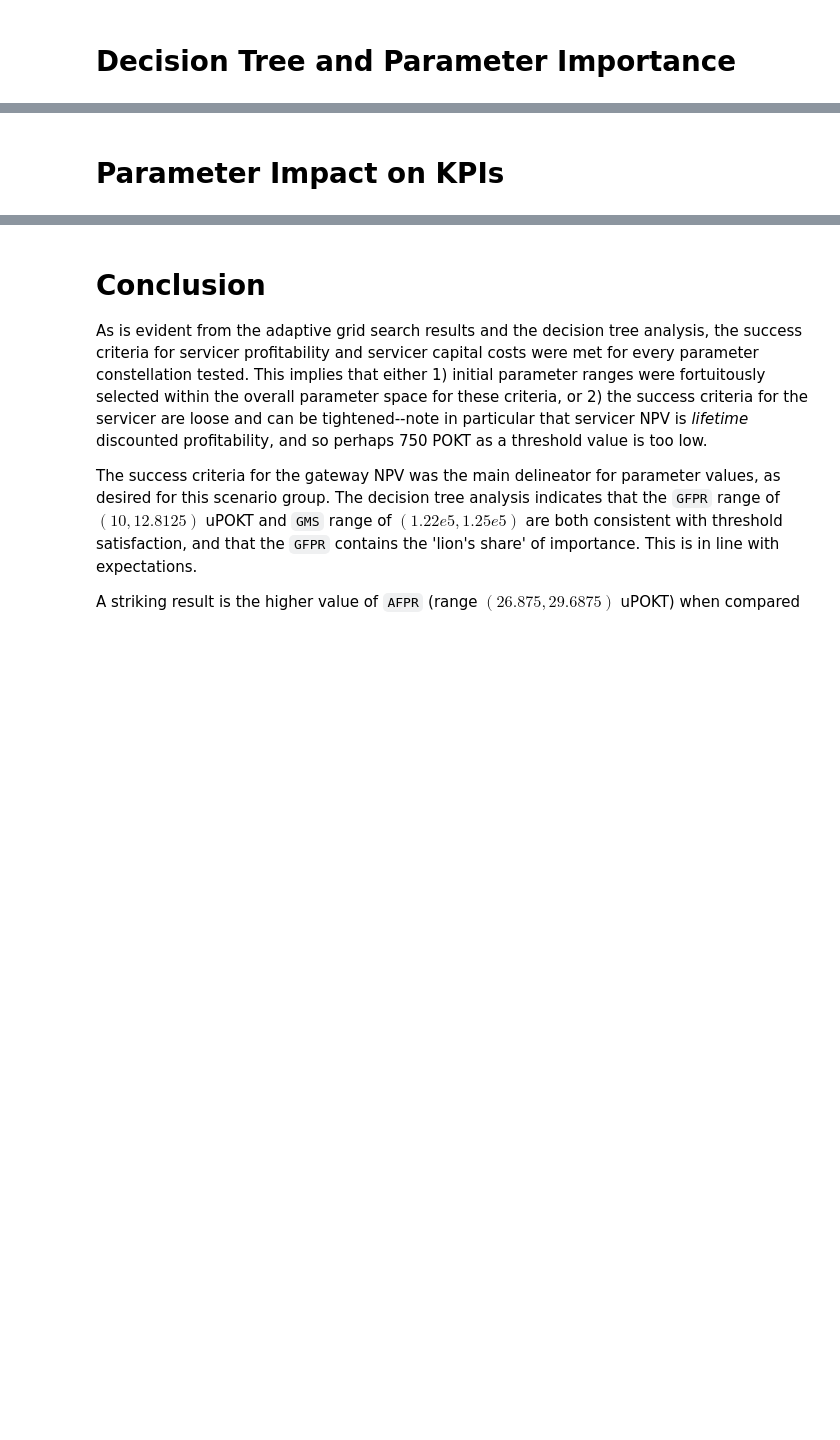
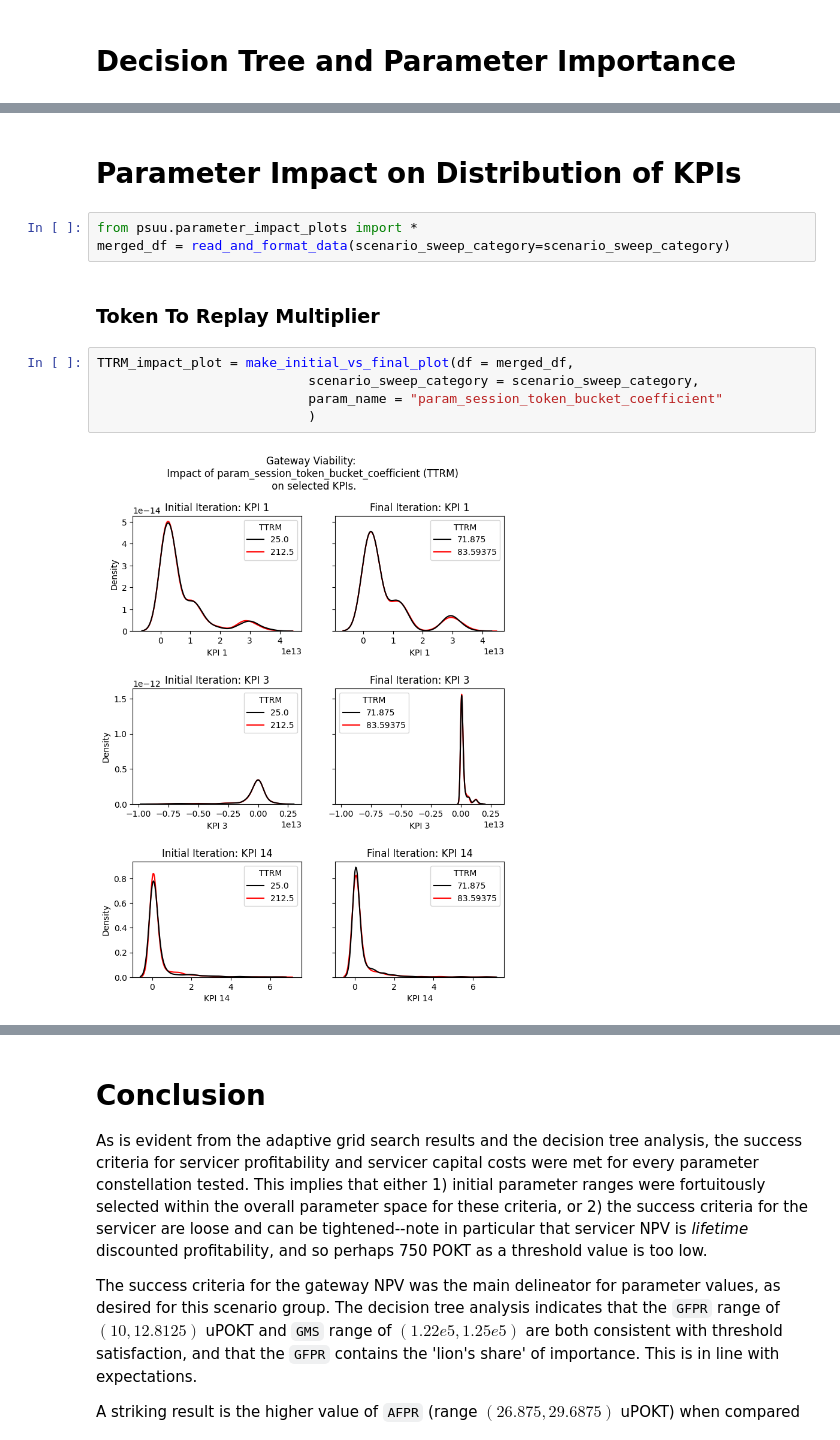
Before and after one commit to BlockScience/PocketSimulationModel, a Jupyter notebook: report/Report Gateway Viability.ipynb, the cells around one changed output, grey strips where cells are left out. Cells and saved outputs as stored; diff of their text form; blank space fills up the shorter version.

```diff
--- a/report/Report Gateway Viability.ipynb
+++ b/report/Report Gateway Viability.ipynb
@@ -143,2 +143,14 @@ decision_tree_feature_importance_plot(scenario_sweep_category)
 # %% [markdown]
-# Parameter Impact on KPIs
+# Parameter Impact on Distribution of KPIs
+# %%
+from psuu.parameter_impact_plots import *
+merged_df = read_and_format_data(scenario_sweep_category=scenario_sweep_category)
+# %% [markdown]
+### Token To Replay Multiplier
+# %%
+TTRM_impact_plot = make_initial_vs_final_plot(df = merged_df,
+                           scenario_sweep_category = scenario_sweep_category,
+                           param_name = "param_session_token_bucket_coefficient"
+                           )
+# %% [output]
+[figure, added]
```
Also changed, not shown: parts of 9 cells of this notebook.
